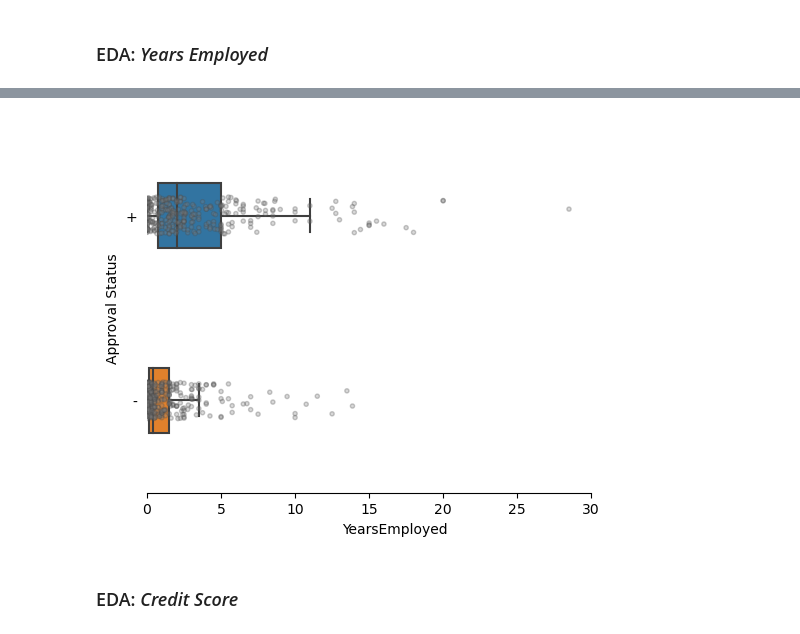
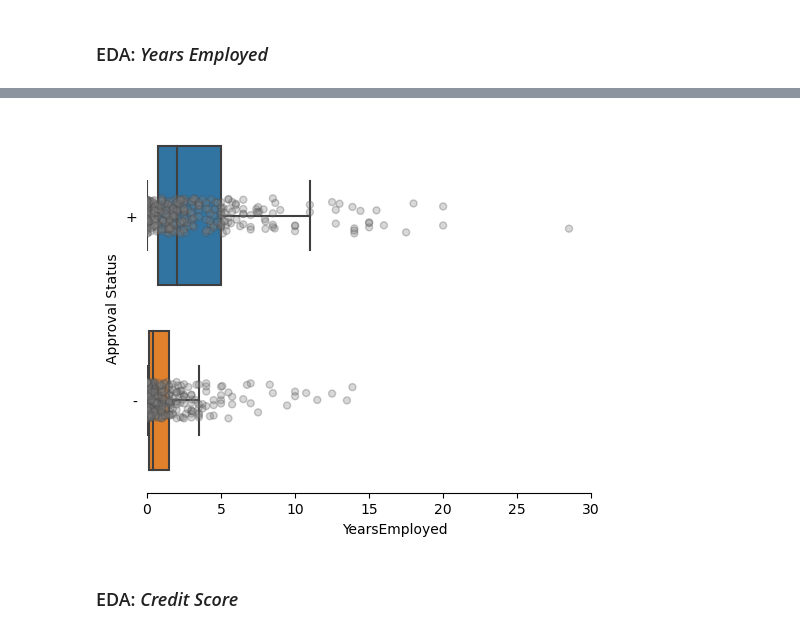
Before and after one commit to nvbergen/DC_project_CC_apps, a Jupyter notebook: Code/Credit approval Project.ipynb, the cells around one changed output, grey strips where cells are left out. Saved outputs shown, nothing was run; the diff lists cells and outputs as text; code cells hidden in the pictures.

Commit message:
commiting changes to plots

```diff
--- a/Code/Credit approval Project.ipynb
+++ b/Code/Credit approval Project.ipynb
@@ -1255,13 +1200,13 @@ sns.despine(left = True, trim = True)
 # %%
-ax = sns.boxplot(y= 'ApprovalStatus', x= 'YearsEmployed', data=apps2, showfliers = False, showcaps = True, width = .35)
-ax = sns.stripplot(y = 'ApprovalStatus', x = 'YearsEmployed', data = apps2, color = 'grey', alpha = 0.3, size = 3, linewidth=1)
+ax = sns.boxplot(y= 'ApprovalStatus', x= 'YearsEmployed', data=apps2, showfliers = False, showcaps = True, width = .75)
+ax = sns.stripplot(y = 'ApprovalStatus', x = 'YearsEmployed', data = apps2, color = 'grey', alpha = 0.3, size = 5, linewidth=1)
 ax.set(ylabel="Approval Status")
 
 ax.set_xlim(0,(apps2['YearsEmployed'].max()+5))
 ax.tick_params(left=False, bottom=True)
 sns.despine(left = True, trim = True)
 # %% [output]
-[figure, old version]
+[figure, new version]
 # %% [markdown]
 <a id="eda_creditscore"></a>
 
```
Also changed, not shown: parts of 23 cells of this notebook.
